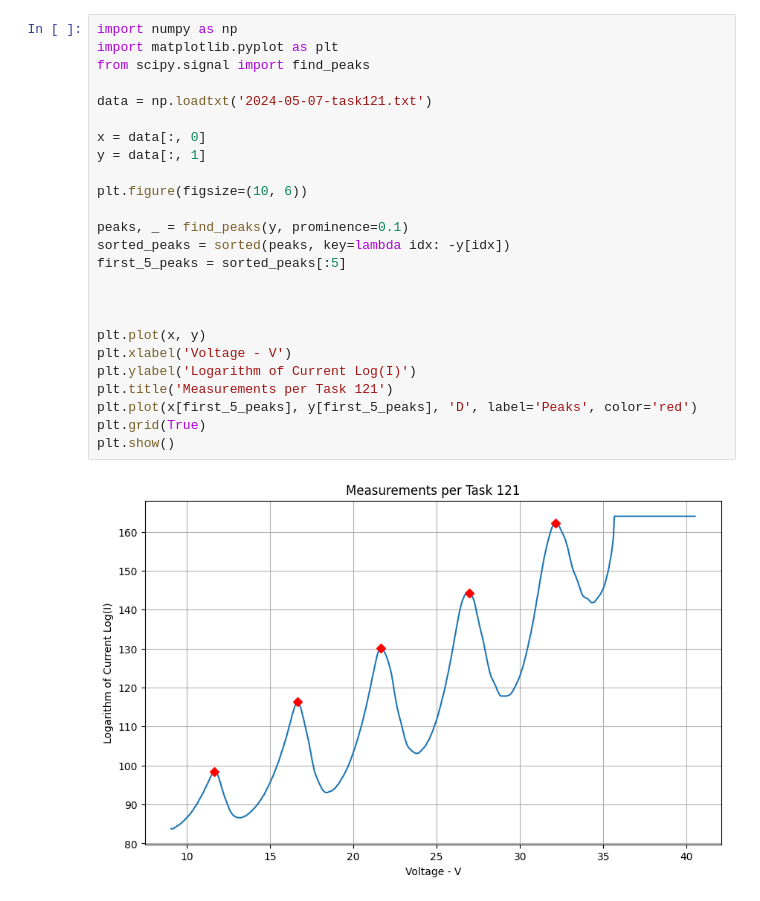
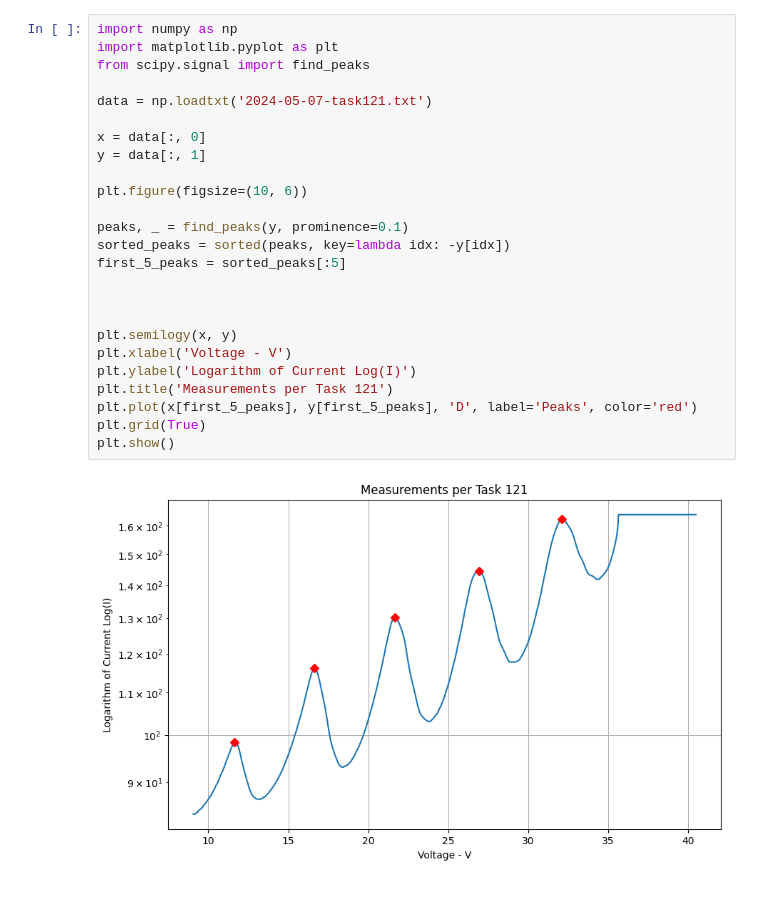
Before and after one commit to N0rt0N7/General-workspace, a Jupyter notebook: Frank-Hertz/Task121.ipynb, the cells around one changed output. Drawn from its saved outputs; the diff is of its cells as text.

```diff
--- a/Frank-Hertz/Task121.ipynb
+++ b/Frank-Hertz/Task121.ipynb
@@ -1,30 +1,30 @@
 # %%
 import numpy as np
 import matplotlib.pyplot as plt
 from scipy.signal import find_peaks
 
 data = np.loadtxt('2024-05-07-task121.txt')
 
 x = data[:, 0]
 y = data[:, 1]
 
 plt.figure(figsize=(10, 6))
 
 peaks, _ = find_peaks(y, prominence=0.1)
 sorted_peaks = sorted(peaks, key=lambda idx: -y[idx])
 first_5_peaks = sorted_peaks[:5]
 
 
 
-plt.plot(x, y)
+plt.semilogy(x, y)
 plt.xlabel('Voltage - V')
 plt.ylabel('Logarithm of Current Log(I)')
 plt.title('Measurements per Task 121')
 plt.plot(x[first_5_peaks], y[first_5_peaks], 'D', label='Peaks', color='red')
 plt.grid(True)
 plt.show()
 # %% [output]
-[figure, old version]
+[figure, new version]
 # %%
 import numpy as np
 import matplotlib.pyplot as plt
```
Also changed, not shown: parts of 1 cell of this notebook, 2 other files.
